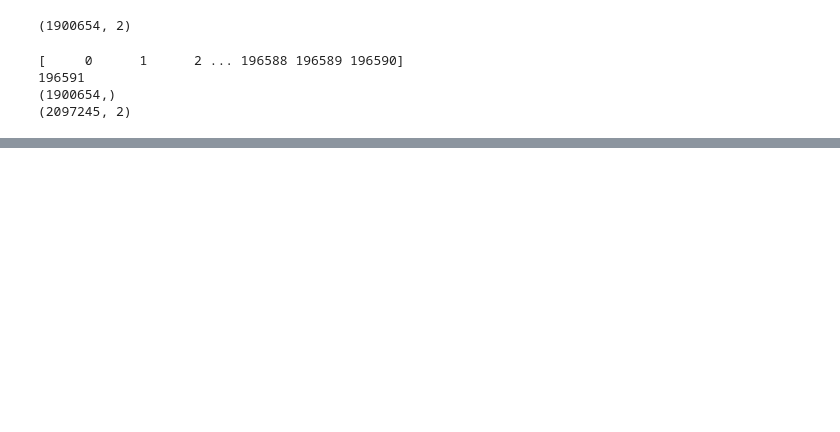
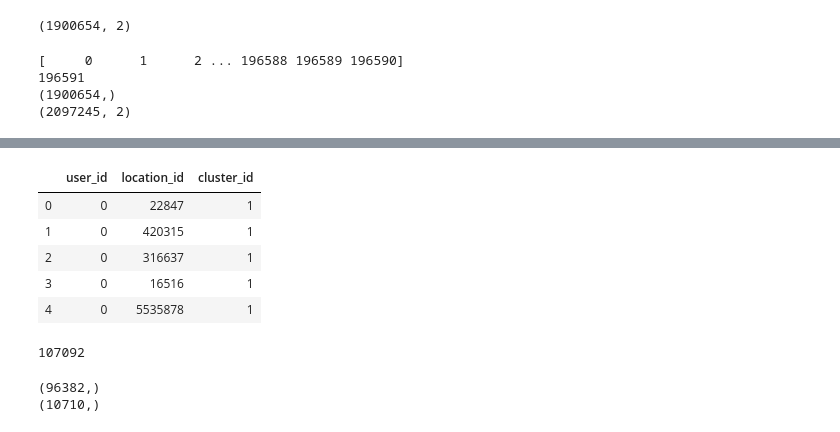
Before and after one commit to VeronikaRevjakina/AffinityPropagation_Gowalla, a Jupyter notebook: Affinity_Propagation_Gowalla_experiment.ipynb, the cells around one changed output, grey strips where cells are left out. Cells and saved outputs as stored; diff of their text form; code cells hidden in the pictures; blank space fills up the shorter version.

Commit message:
need to check further, but at least running

```diff
--- a/Affinity_Propagation_Gowalla_experiment.ipynb
+++ b/Affinity_Propagation_Gowalla_experiment.ipynb
@@ -166 +174,4 @@ len(some_set)
+# %%
+clusters_for_df=(list(res_exemplars.values()))
+np.savetxt('clusters.txt', clusters_for_df, delimiter=',')
 # %%
@@ -210,0 +236,7 @@ plt.show()
+# %%
+import pandas as pd
+df_checkins = pd.read_csv("Gowalla_totalCheckins.txt", sep="	", header=None).drop_duplicates()[[0, 4]]
+df_checkins.columns = ["user_id", "location_id"]
+df_checkins.head()
+#chekins = np.loadtxt('Gowalla_totalCheckins.txt')
+#print(checkins.shape) #1900654 amount of pair examples
@@ -210,0 +250,7 @@ plt.show()
+# %%
+clusters = clusters_for_df
+print(len(clusters))
+df_clusters = pd.DataFrame(clusters)
+df_clusters = df_clusters.reset_index()
+df_clusters.columns = ["user_id", "cluster_id"]
+df_clusters.head()
@@ -210,0 +265,24 @@ plt.show()
+# %%
+df = pd.merge(df_checkins, df_clusters, on=['user_id'])
+df.head()
+# %% [output]
+|  | user_id | location_id | cluster_id |
+| 0 | 0 | 22847 | 1 |
+| 1 | 0 | 420315 | 1 |
+| 2 | 0 | 316637 | 1 |
+| 3 | 0 | 16516 | 1 |
+| 4 | 0 | 5535878 | 1 |
+# %%
+users_with_location = np.unique(df_checkins.user_id)
+print(len(users_with_location)) #107092 =users who left location ,all users =196591 (so, 90000 missing)
+# %% [output]
+107092
+# %%
+#make train test for users
+from sklearn.model_selection import train_test_split
+train_users, test_users = train_test_split(users_with_location, test_size=0.1, shuffle=True)
+print(np.shape(train_users))
+print(np.shape(test_users))
+# %% [output]
+(96382,)
+(10710,)
```
Also changed, not shown: parts of 25 cells of this notebook.
